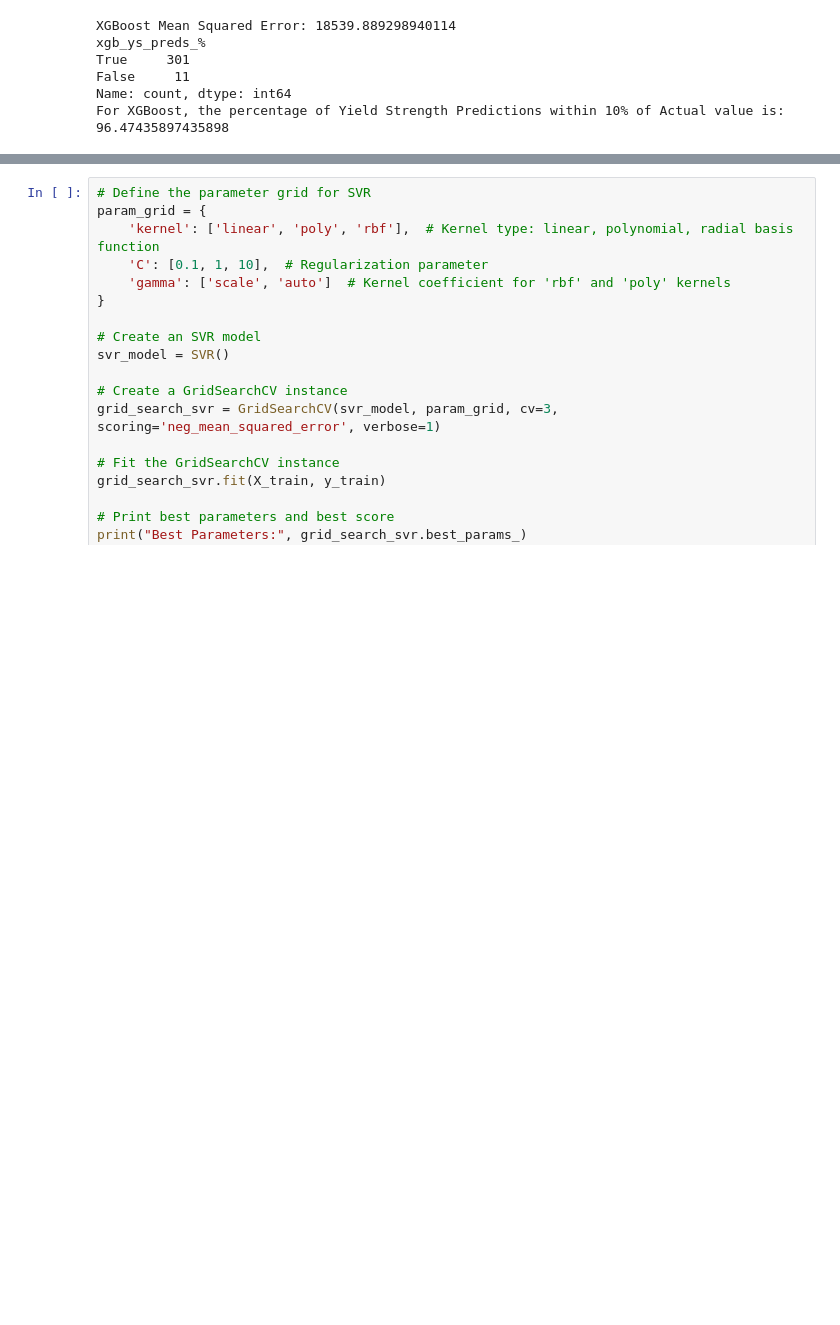
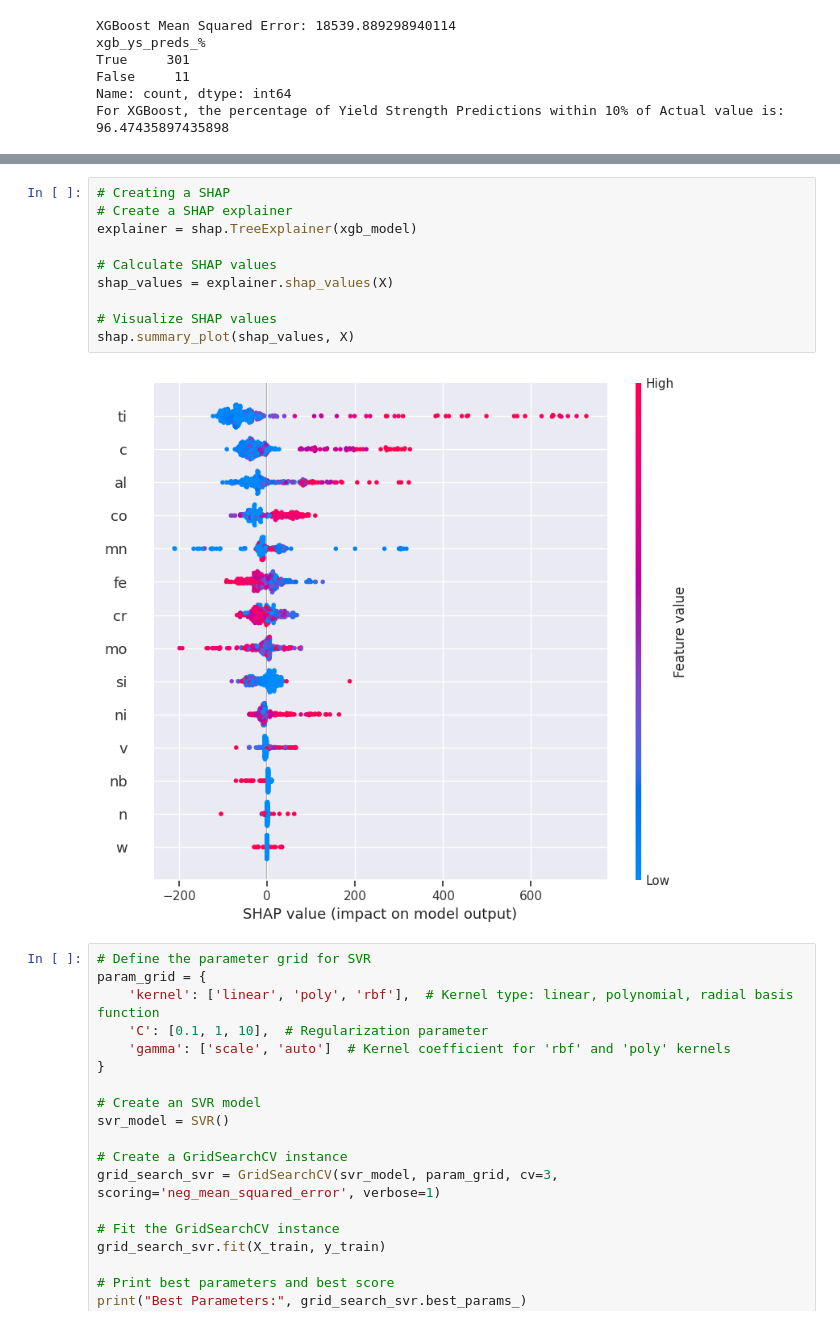
Before and after one commit to JMGErie/Module-24-Final-Capstone-Project, a Jupyter notebook: steel_2.ipynb, the cells around one changed output, grey strips where cells are left out. Drawn from its saved outputs; the diff is of its cells as text; blank space fills up the shorter version.

```diff
--- a/steel_2.ipynb
+++ b/steel_2.ipynb
@@ -538,3 +574,15 @@ For XGBoost, the percentage of Yield Strength Predictions within 10% of Actual v
+# %%
+# Creating a SHAP
+# Create a SHAP explainer
+explainer = shap.TreeExplainer(xgb_model)
+
+# Calculate SHAP values
+shap_values = explainer.shap_values(X)
+
+# Visualize SHAP values
+shap.summary_plot(shap_values, X)
+# %% [output]
+[figure, added]
 # %%
 # Define the parameter grid for SVR
 param_grid = {
```
Also changed, not shown: parts of 15 cells of this notebook.
